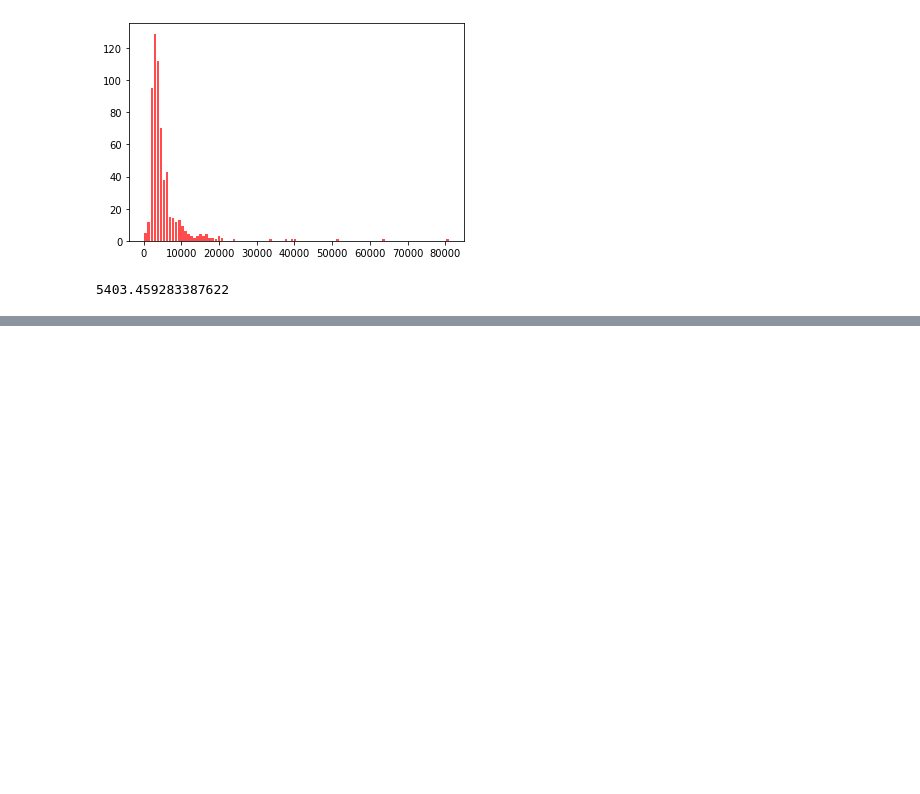
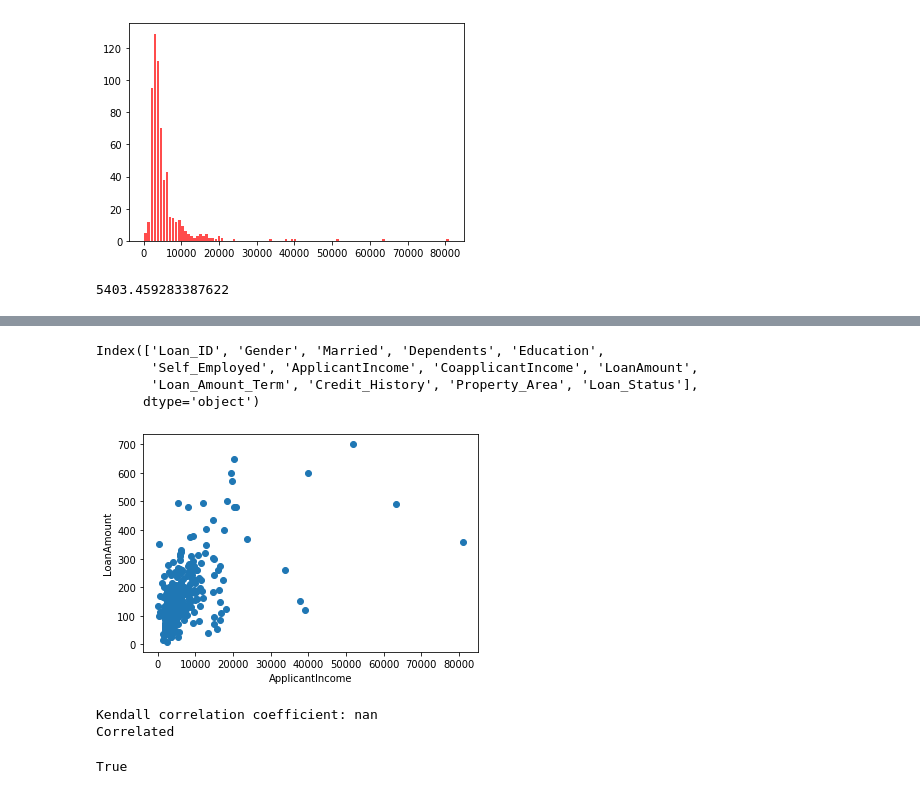
Before and after one commit to NabilBis/Loan-Prediction, a Jupyter notebook: Loan Prediction.ipynb, the cells around one changed output, grey strips where cells are left out. Drawn from its saved outputs; the diff is of its cells as text; code cells hidden in the pictures; blank space fills up the shorter version.

```diff
--- a/Loan Prediction.ipynb
+++ b/Loan Prediction.ipynb
@@ -647,0 +617,18 @@ plt.hist(x=applicant, bins=50, color='red', alpha=0.7, rwidth=0.85)
+# %%
+data.columns
+# %% [output]
+Index(['Loan_ID', 'Gender', 'Married', 'Dependents', 'Education',
+       'Self_Employed', 'ApplicantIncome', 'CoapplicantIncome', 'LoanAmount',
+       'Loan_Amount_Term', 'Credit_History', 'Property_Area', 'Loan_Status'],
+      dtype='object')
+# %%
+cat = ['Gender', 'Married', 'Education', 'Self_Employed', 'Credit_History']
+def scatter_vars(var1, var2, var1_name, var2_name):
+    plt.scatter(var1, var2)
+    plt.xlabel(var1_name)
+    plt.ylabel(var2_name)
+    plt.show()
+# %%
+scatter_vars(data.ApplicantIncome, data.LoanAmount, "ApplicantIncome", "LoanAmount")
+# %% [output]
+[figure, added]
@@ -647,0 +648,6 @@ plt.hist(x=applicant, bins=50, color='red', alpha=0.7, rwidth=0.85)
+# %%
+keandall_rank(data.ApplicantIncome, data.Loan_Amount_Term) :
+# %% [output]
+Kendall correlation coefficient: nan
+Correlated
+True
```
Also changed, not shown: parts of 15 cells of this notebook.
